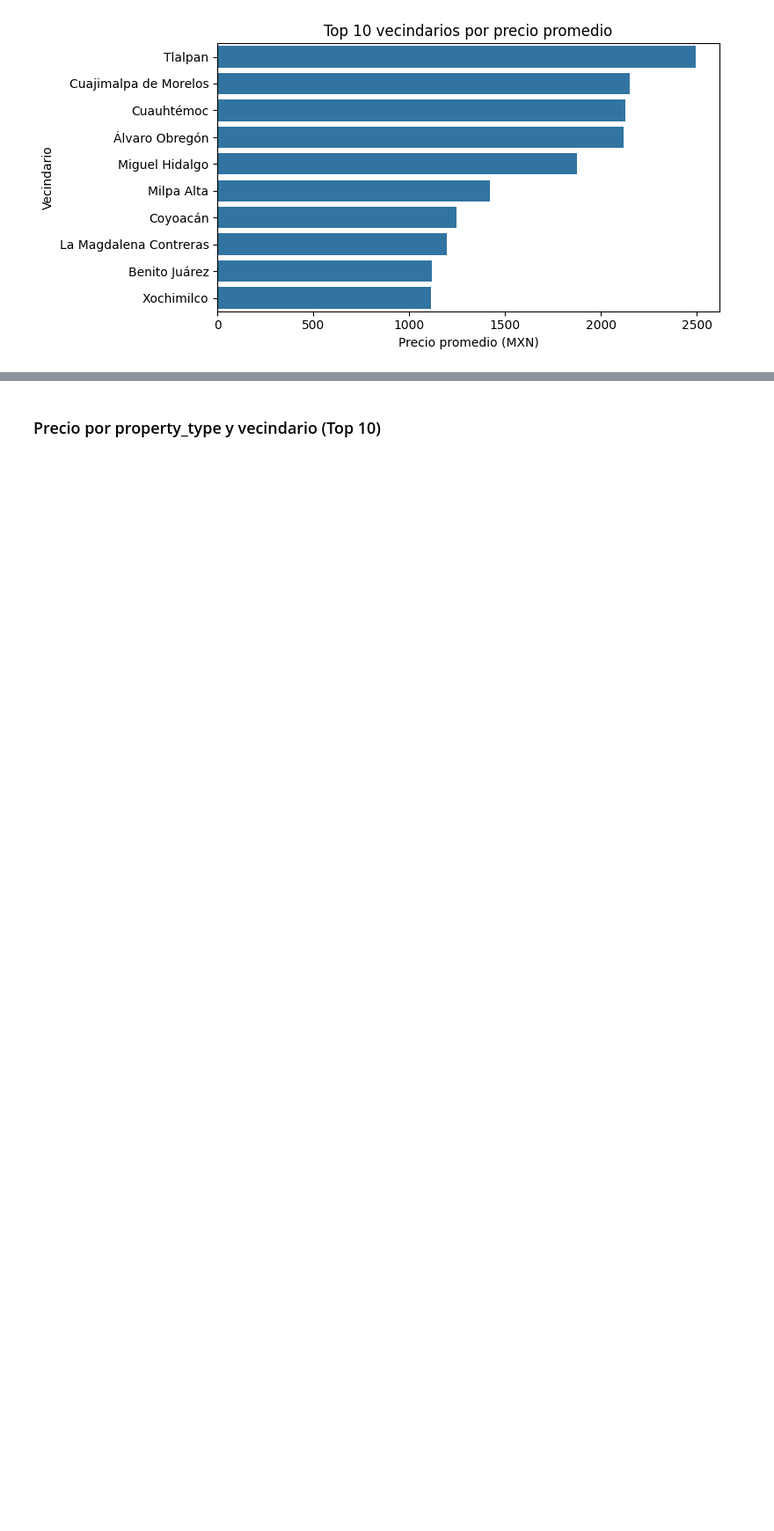
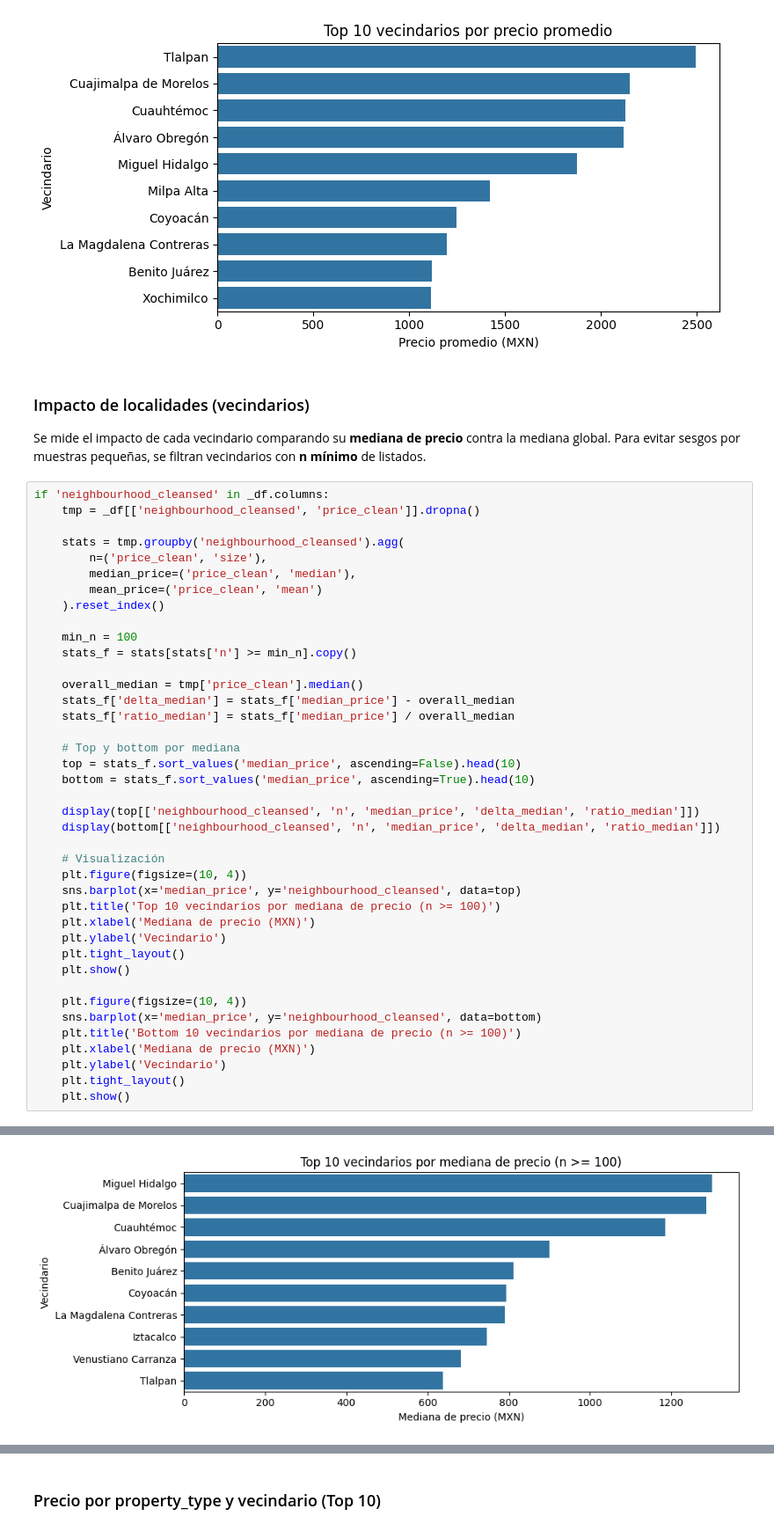
Before and after one commit to actdavidmc/DCD-G33-M2-P4, a Jupyter notebook: CDD_G33_M2_P4_Equipo_5.ipynb, the cells around one changed output, grey strips where cells are left out. Shown at 88% size. Saved outputs shown, nothing was run; the diff lists cells and outputs as text; blank space fills up the shorter version.

```diff
--- a/CDD_G33_M2_P4_Equipo_5.ipynb
+++ b/CDD_G33_M2_P4_Equipo_5.ipynb
@@ -410,3 +410,48 @@ if 'neighbourhood_cleansed' in _df.columns:
 # %% [output]
 [figure]
 [figure]
+# %% [markdown]
+### Impacto de localidades (vecindarios)
+
+Se mide el impacto de cada vecindario comparando su **mediana de precio** contra la mediana global. Para evitar sesgos por muestras pequeñas, se filtran vecindarios con **n mínimo** de listados.
+# %%
+if 'neighbourhood_cleansed' in _df.columns:
+    tmp = _df[['neighbourhood_cleansed', 'price_clean']].dropna()
+
+    stats = tmp.groupby('neighbourhood_cleansed').agg(
+        n=('price_clean', 'size'),
+        median_price=('price_clean', 'median'),
+        mean_price=('price_clean', 'mean')
+    ).reset_index()
+
+    min_n = 100
+    stats_f = stats[stats['n'] >= min_n].copy()
+
+    overall_median = tmp['price_clean'].median()
+    stats_f['delta_median'] = stats_f['median_price'] - overall_median
+    stats_f['ratio_median'] = stats_f['median_price'] / overall_median
+
+    # Top y bottom por mediana
+    top = stats_f.sort_values('median_price', ascending=False).head(10)
+    bottom = stats_f.sort_values('median_price', ascending=True).head(10)
+
+    display(top[['neighbourhood_cleansed', 'n', 'median_price', 'delta_median', 'ratio_median']])
+    display(bottom[['neighbourhood_cleansed', 'n', 'median_price', 'delta_median', 'ratio_median']])
+
+    # Visualización
+    plt.figure(figsize=(10, 4))
+    sns.barplot(x='median_price', y='neighbourhood_cleansed', data=top)
+    plt.title('Top 10 vecindarios por mediana de precio (n >= 100)')
+    plt.xlabel('Mediana de precio (MXN)')
+    plt.ylabel('Vecindario')
+    plt.tight_layout()
+    plt.show()
+
+    plt.figure(figsize=(10, 4))
+    sns.barplot(x='median_price', y='neighbourhood_cleansed', data=bottom)
+    plt.title('Bottom 10 vecindarios por mediana de precio (n >= 100)')
+    plt.xlabel('Mediana de precio (MXN)')
+    plt.ylabel('Vecindario')
+    plt.tight_layout()
+    plt.show()
+# %% [output]
@@ -412,0 +480 @@ if 'neighbourhood_cleansed' in _df.columns:
+[figure, added]
```
Also changed, not shown: parts of 17 cells of this notebook, 1 other file.
